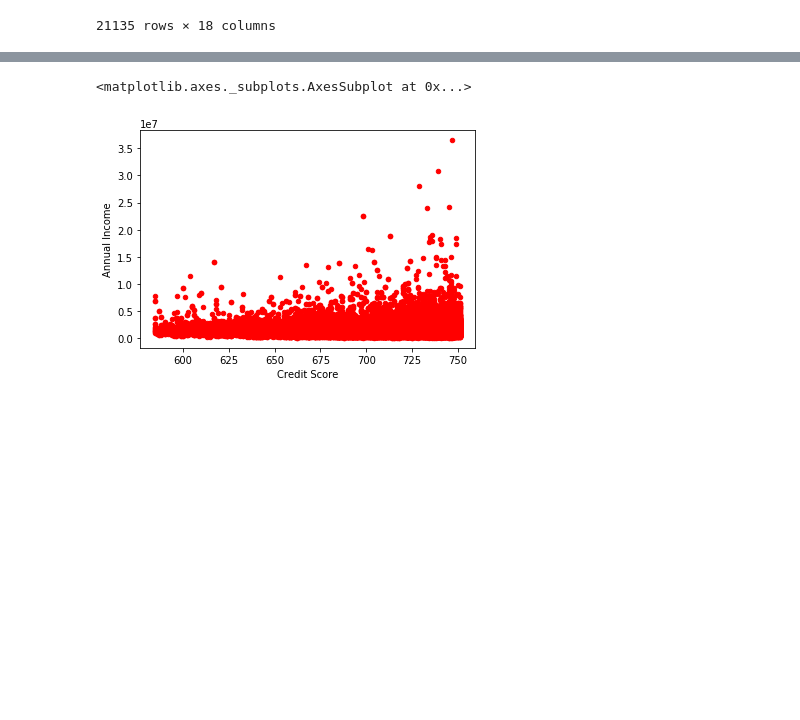
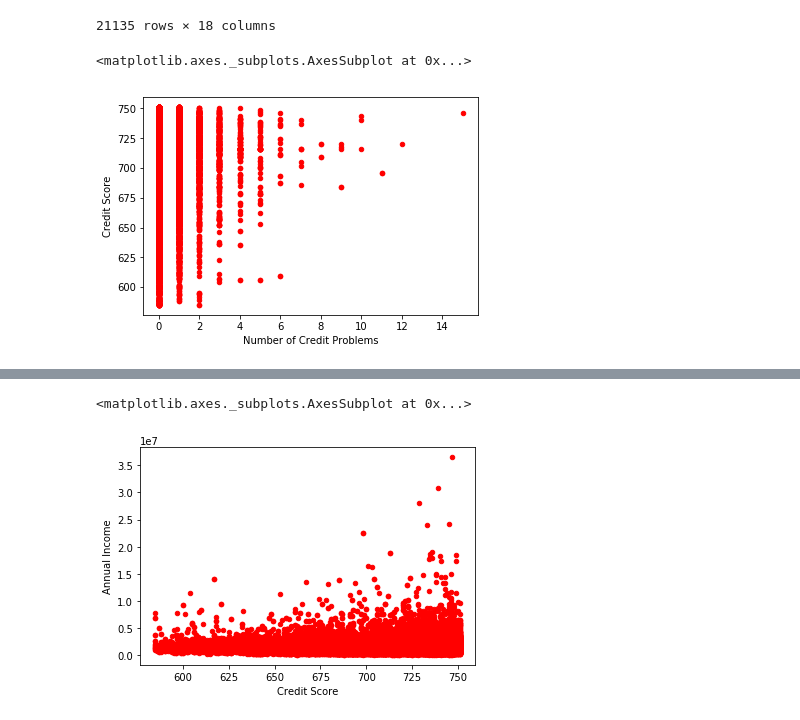
Before and after one commit to m0bi/credit_default_risk, a Jupyter notebook: Feature Engineering.ipynb, the cells around one changed output, grey strips where cells are left out. Drawn from its saved outputs; the diff is of its cells as text; code cells hidden in the pictures; blank space fills up the shorter version.

```diff
--- a/Feature Engineering.ipynb
+++ b/Feature Engineering.ipynb
@@ -291,3 +291,8 @@ total[total['Credit Score'].isna() == True]
 #For now we will impute the mean.
 total['Credit Score'].fillna(total['Credit Score'].mean(), inplace=True)
 total['Annual Income'].fillna(total['Annual Income'].mean(), inplace=True)
+# %%
+total.plot(kind='scatter', x='Number of Credit Problems', y='Credit Score', color='Red')
+# %% [output]
+<matplotlib.axes._subplots.AxesSubplot at 0x...>
+[figure, added]
```
Also changed, not shown: parts of 12 cells of this notebook.
